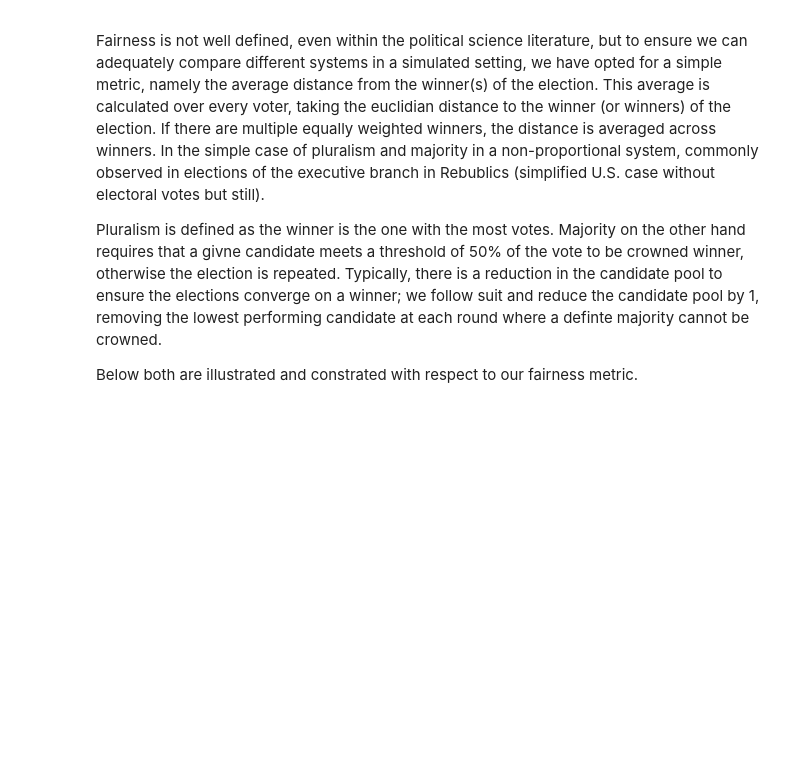
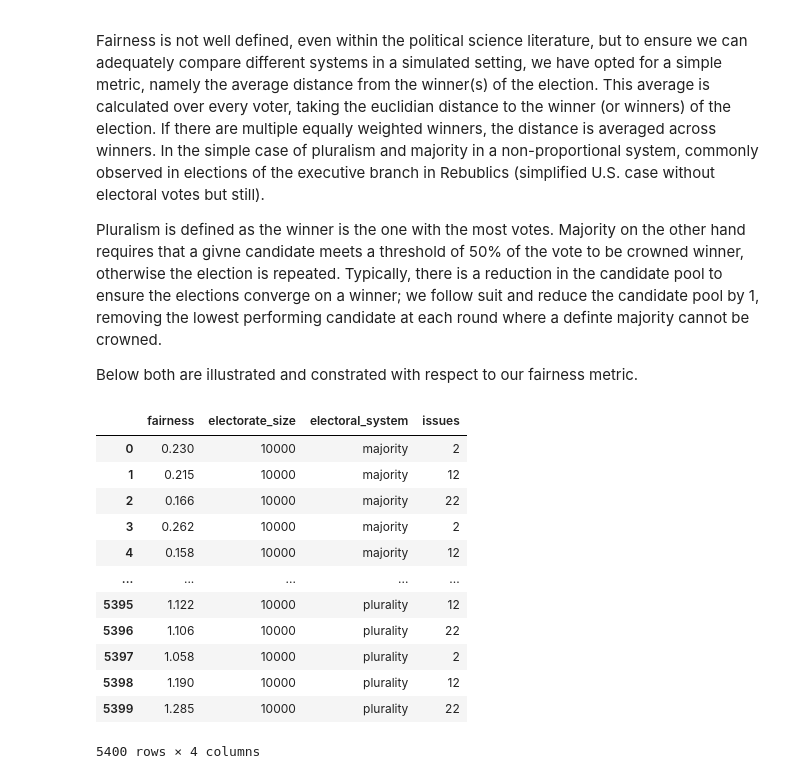
Before and after one commit to Expan75/complex-simulation-project, a Jupyter notebook: experiments.ipynb, the cells around one changed output. Saved outputs shown, nothing was run; the diff lists cells and outputs as text; code cells hidden in the pictures; blank space fills up the shorter version.

```diff
--- a/experiments.ipynb
+++ b/experiments.ipynb
@@ -154,0 +155,16 @@ results_df = pd.DataFrame.from_records(records)
+# %%
+results_df.to_csv("e")
+# %% [output]
+|  | fairness | electorate_size | electoral_system | issues |
+| 0 | 0.230 | 10000 | majority | 2 |
+| 1 | 0.215 | 10000 | majority | 12 |
+| 2 | 0.166 | 10000 | majority | 22 |
+| 3 | 0.262 | 10000 | majority | 2 |
+| 4 | 0.158 | 10000 | majority | 12 |
+| ... | ... | ... | ... | ... |
+| 5395 | 1.122 | 10000 | plurality | 12 |
+| 5396 | 1.106 | 10000 | plurality | 22 |
+| 5397 | 1.058 | 10000 | plurality | 2 |
+| 5398 | 1.190 | 10000 | plurality | 12 |
+| 5399 | 1.285 | 10000 | plurality | 22 |
+5400 rows × 4 columns
```
Also changed, not shown: parts of 5 cells of this notebook, 1 other file.
